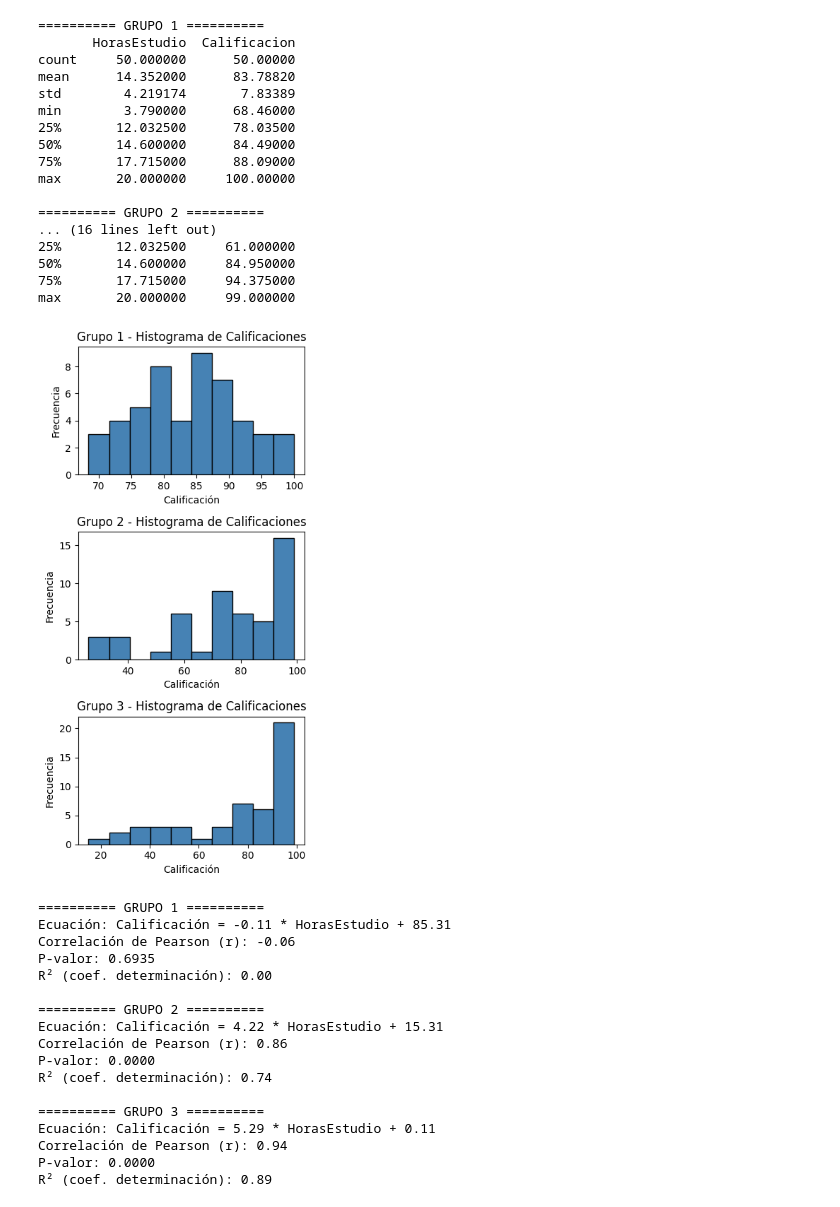
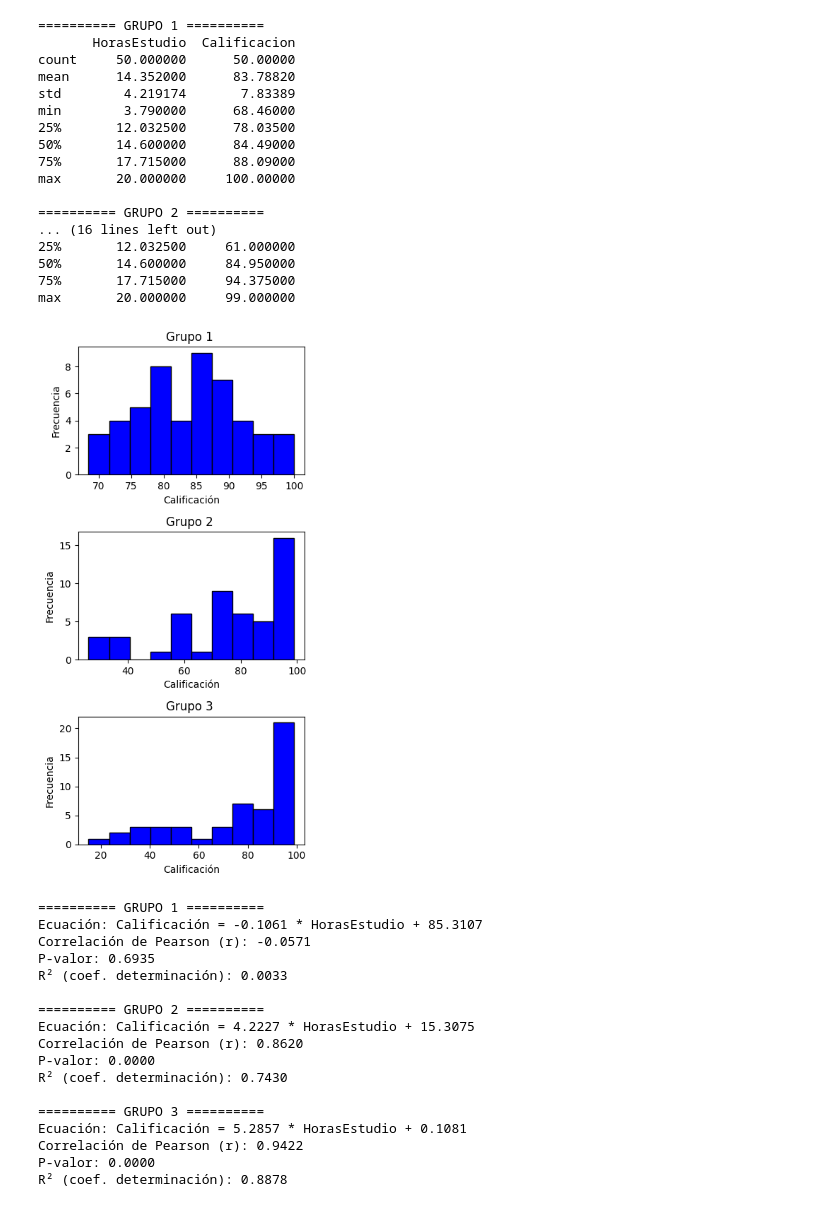
Before and after one commit to fellAR-hub/Probabilidad, a Jupyter notebook: unidad5/proyectoFinal.ipynb, the cells around one changed output. Cells and saved outputs as stored; diff of their text form; code cells hidden in the pictures.

```diff
--- a/unidad5/proyectoFinal.ipynb
+++ b/unidad5/proyectoFinal.ipynb
@@ -61,28 +61,19 @@ max       20.000000     100.00000
 50%       14.600000     84.950000
 75%       17.715000     94.375000
 max       20.000000     99.000000
-# %%
-fig, (ax1, ax2, ax3) = plt.subplots(nrows=3, ncols=1, figsize=(4, 8))
-
-ax1.hist(grupo1["Calificacion"], bins=10, color="steelblue", edgecolor="black")
-ax1.set_title("Grupo 1 - Histograma de Calificaciones")
-ax1.set_xlabel("Calificación")
-ax1.set_ylabel("Frecuencia")
-
-ax2.hist(grupo2["Calificacion"], bins=10, color="steelblue", edgecolor="black")
-ax2.set_title("Grupo 2 - Histograma de Calificaciones")
-ax2.set_xlabel("Calificación")
-ax2.set_ylabel("Frecuencia")
-
-ax3.hist(grupo3["Calificacion"], bins=10, color="steelblue", edgecolor="black")
-ax3.set_title("Grupo 3 - Histograma de Calificaciones")
-ax3.set_xlabel("Calificación")
-ax3.set_ylabel("Frecuencia")
-
-plt.tight_layout()
-plt.show()
-# %% [output]
-[figure, removed]
+# %%
+fig, axes = plt.subplots(3, 1, figsize=(4, 8))
+
+for i, (grupo, ax) in enumerate(zip([grupo1, grupo2, grupo3], axes), 1):
+    ax.hist(grupo["Calificacion"], bins=10, color="blue", edgecolor="black")
+    ax.set_title(f"Grupo {i} ")
+    ax.set_xlabel("Calificación")
+    ax.set_ylabel("Frecuencia")
+
+plt.tight_layout()
+plt.show()
+# %% [output]
+[figure, added]
 # %%
 for i, grupo in enumerate([grupo1, grupo2, grupo3], 1):
     x = grupo["HorasEstudio"].values.reshape(-1, 1)
@@ -96,25 +87,25 @@ for i, grupo in enumerate([grupo1, grupo2, grupo3], 1):
     r, p_valor  = stats.pearsonr(grupo["HorasEstudio"], grupo["Calificacion"])
 
     print(f"\n========== GRUPO {i} ==========")
-    print(f"Ecuación: Calificación = {pendiente:.2f} * HorasEstudio + {intercepto:.2f}")
-    print(f"Correlación de Pearson (r): {r:.2f}")
+    print(f"Ecuación: Calificación = {pendiente:.4f} * HorasEstudio + {intercepto:.4f}")
+    print(f"Correlación de Pearson (r): {r:.4f}")
     print(f"P-valor: {p_valor:.4f}")
-    print(f"R² (coef. determinación): {r**2:.2f}")
+    print(f"R² (coef. determinación): {r**2:.4f}")
 # %% [output]
 ========== GRUPO 1 ==========
-Ecuación: Calificación = -0.11 * HorasEstudio + 85.31
-Correlación de Pearson (r): -0.06
+Ecuación: Calificación = -0.1061 * HorasEstudio + 85.3107
+Correlación de Pearson (r): -0.0571
 P-valor: 0.6935
-R² (coef. determinación): 0.00
+R² (coef. determinación): 0.0033
 
 ========== GRUPO 2 ==========
-Ecuación: Calificación = 4.22 * HorasEstudio + 15.31
-Correlación de Pearson (r): 0.86
+Ecuación: Calificación = 4.2227 * HorasEstudio + 15.3075
+Correlación de Pearson (r): 0.8620
 P-valor: 0.0000
-R² (coef. determinación): 0.74
+R² (coef. determinación): 0.7430
 
 ========== GRUPO 3 ==========
-Ecuación: Calificación = 5.29 * HorasEstudio + 0.11
-Correlación de Pearson (r): 0.94
+Ecuación: Calificación = 5.2857 * HorasEstudio + 0.1081
+Correlación de Pearson (r): 0.9422
 P-valor: 0.0000
-R² (coef. determinación): 0.89
+R² (coef. determinación): 0.8878
```
Also changed, not shown: parts of 4 cells of this notebook.
